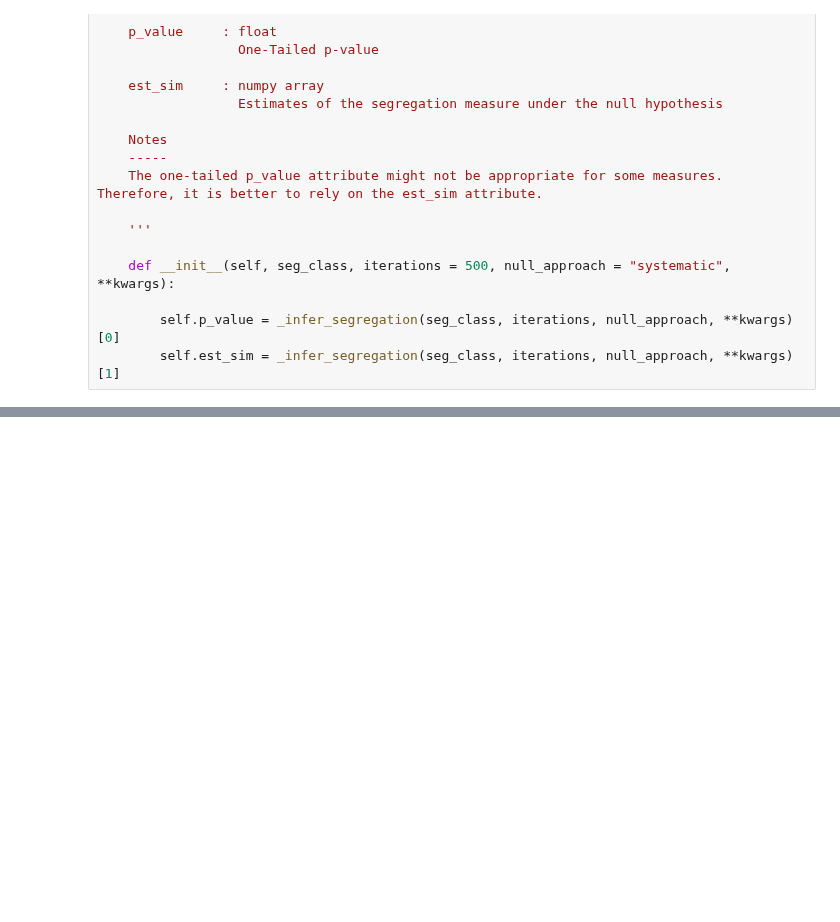
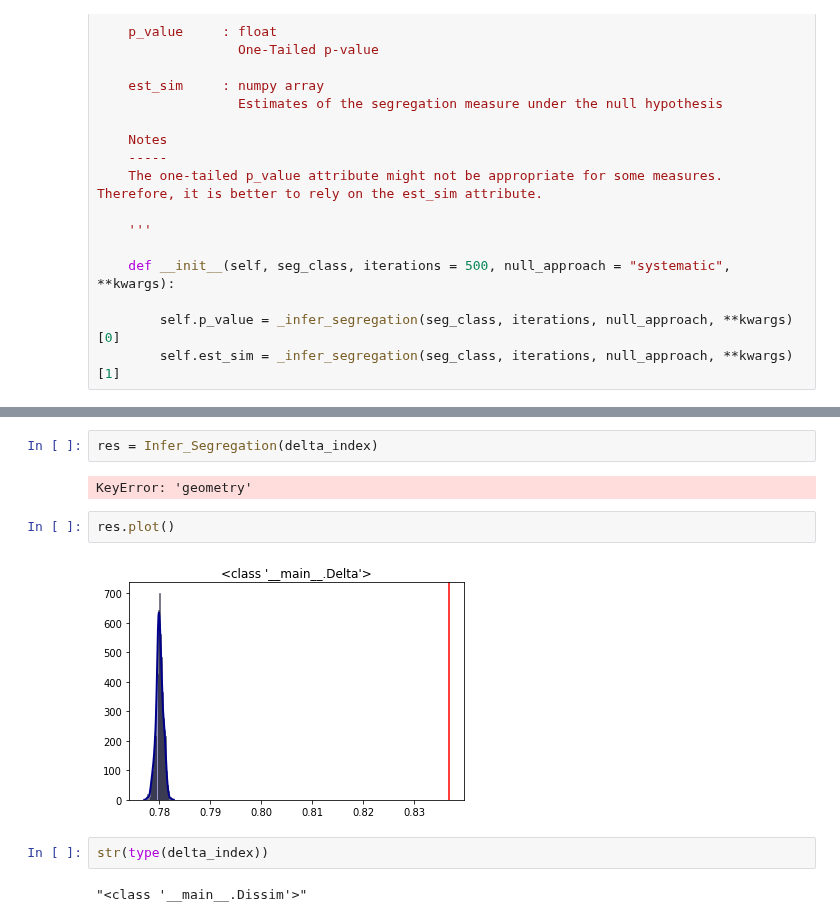
Before and after one commit to pysal/segregation, a Jupyter notebook: notebooks/Inference Wrappers.ipynb, the cells around one changed output, grey strips where cells are left out. Saved outputs shown, nothing was run; the diff lists cells and outputs as text; blank space fills up the shorter version.

Commit message:
adding the logic of pseudo cumulative distribution comparison inference

```diff
--- a/notebooks/Inference Wrappers.ipynb
+++ b/notebooks/Inference Wrappers.ipynb
@@ -735,0 +889,12 @@ plt.show()
+# %%
+res = Infer_Segregation(delta_index)
+# %% [output]
+KeyError: 'geometry'
+# %%
+res.plot()
+# %% [output]
+[figure, added]
+# %%
+str(type(delta_index))
+# %% [output]
+"<class '__main__.Dissim'>"
```
Also changed, not shown: parts of 47 cells of this notebook.
